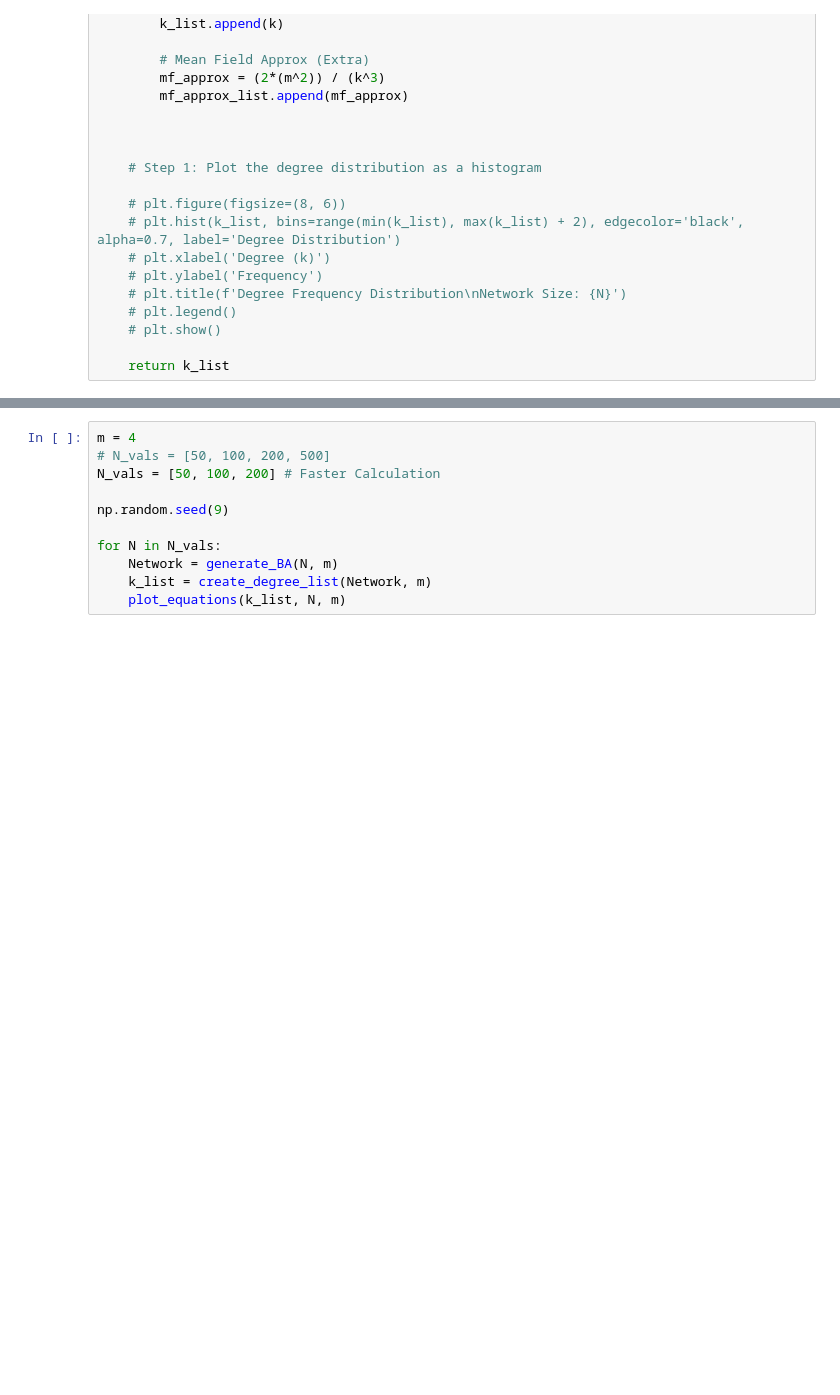
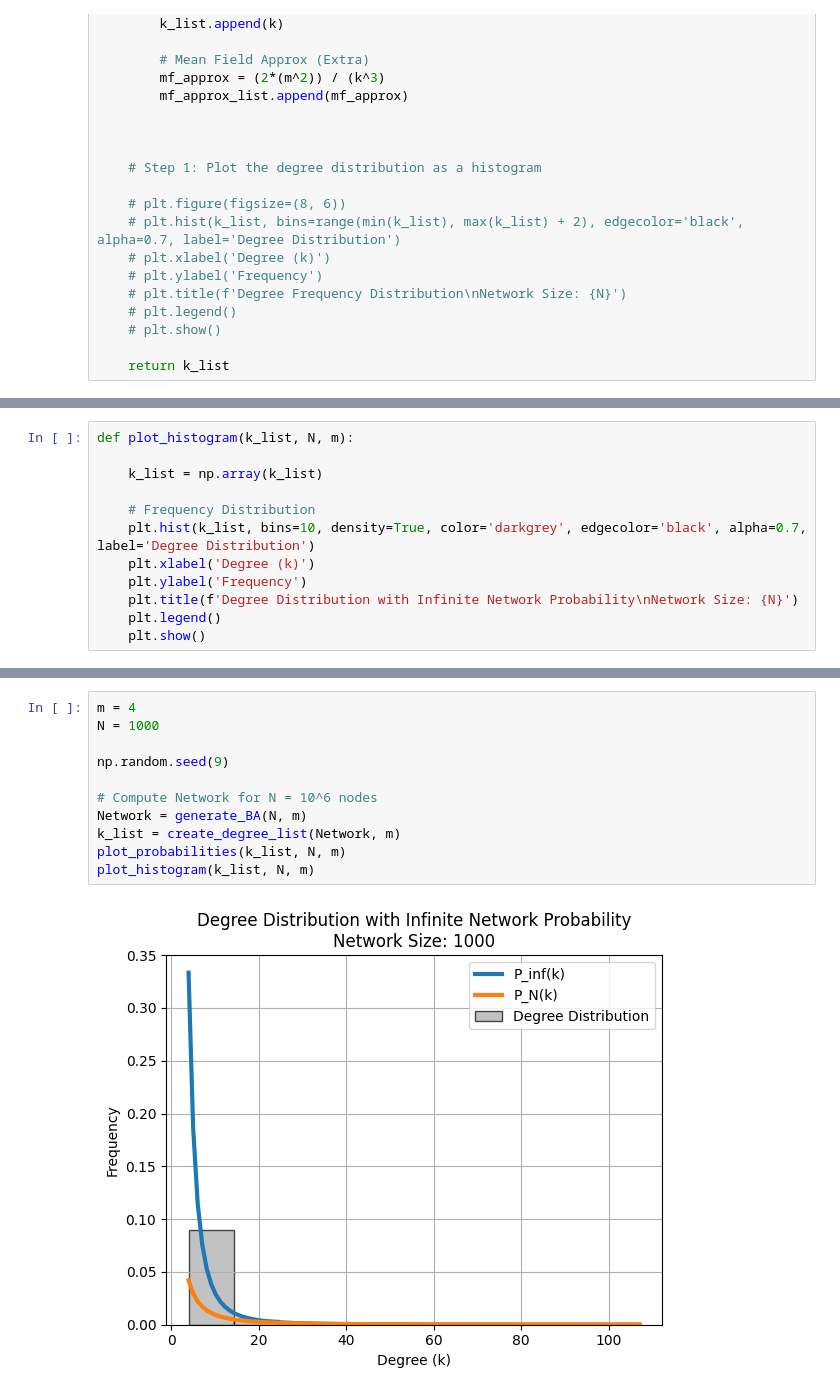
Before and after one commit to CherryWookie/Critical-Phenomena-and-Complexity, a Jupyter notebook: appliedhw/ba_final.ipynb, the cells around one changed output, grey strips where cells are left out. Drawn from its saved outputs; the diff is of its cells as text; blank space fills up the shorter version.

```diff
--- a/appliedhw/ba_final.ipynb
+++ b/appliedhw/ba_final.ipynb
@@ -182,0 +223,12 @@ def plot_equations(k_list, N, m):
+# %%
+def plot_histogram(k_list, N, m):
+
+    k_list = np.array(k_list)
+
+    # Frequency Distribution
+    plt.hist(k_list, bins=10, density=True, color='darkgrey', edgecolor='black', alpha=0.7, label='Degree Distribution')
+    plt.xlabel('Degree (k)')
+    plt.ylabel('Frequency')
+    plt.title(f'Degree Distribution with Infinite Network Probability\nNetwork Size: {N}')
+    plt.legend()
+    plt.show()
@@ -185,11 +318,13 @@ def plot_equations(k_list, N, m):
 # %%
 m = 4
-# N_vals = [50, 100, 200, 500]
-N_vals = [50, 100, 200] # Faster Calculation
+N = 1000
 
 np.random.seed(9)
 
-for N in N_vals:
-    Network = generate_BA(N, m)
-    k_list = create_degree_list(Network, m)
-    plot_equations(k_list, N, m)
+# Compute Network for N = 10^6 nodes
+Network = generate_BA(N, m)
+k_list = create_degree_list(Network, m)
+plot_probabilities(k_list, N, m)
+plot_histogram(k_list, N, m)
+# %% [output]
+[figure, added]
```
Also changed, not shown: parts of 29 cells of this notebook, 3 other files.
